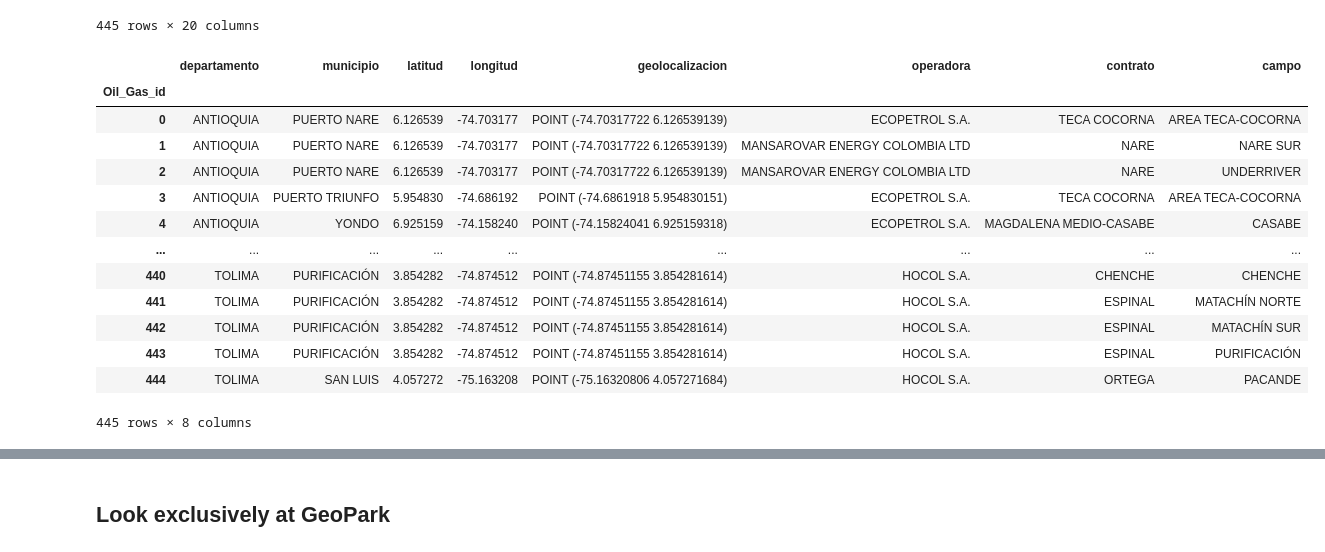
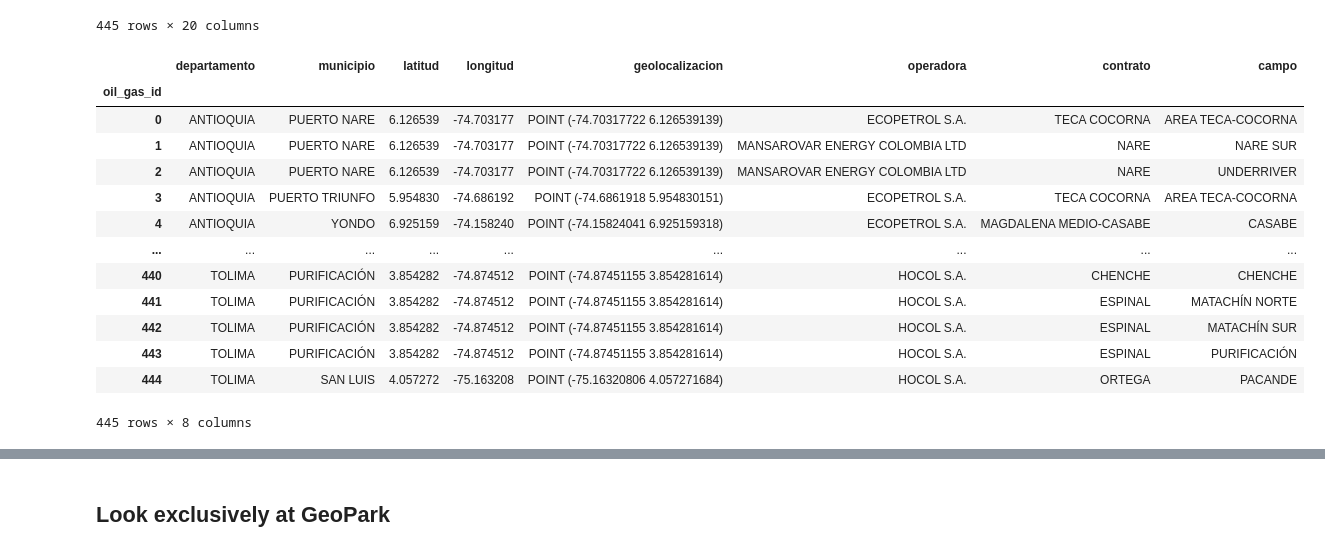
Before and after one commit to AGomezPrada/02-geopark-pandas-dataframes, a Jupyter notebook: notebooks/02-geopark-pandas-empty.ipynb, the cells around one changed output, grey strips where cells are left out. Drawn from its saved outputs; the diff is of its cells as text; code cells hidden in the pictures.

```diff
--- a/notebooks/02-geopark-pandas-empty.ipynb
+++ b/notebooks/02-geopark-pandas-empty.ipynb
@@ -240,8 +240,8 @@ This is another good example for doing pivots in pandas.
 oil_prod_2020_url = ("https://www.datos.gov.co/resource/6v67-9pip.csv")
 
 # open data with pandas
-OP2020_df = pd.read_csv(oil_prod_2020_url)
-OP2020_df
+op20_df = pd.read_csv(oil_prod_2020_url)
+op20_df
 # %% [output]
 |  | departamento | municipio | latitud | longitud | geolocalizacion | operadora | contrato | campo | enero | ... |
 | 0 | ANTIOQUIA | PUERTO NARE | 6.126539 | -74.703177 | POINT (-74.70317722 6.126539139) | ECOPETROL S.A. | TECA COCORNA | AREA TECA-COCORNA | 1765.84 | ... |
@@ -258,15 +258,15 @@ OP2020_df
 445 rows × 20 columns
 # %%
 # Renaming the index column using .index.rename()
-OP2020_df.index = OP2020_df.index.rename('Oil_Gas_id')
-OP2020_df
+op20_df.index = op20_df.index.rename('oil_gas_id')
+op20_df
 
 # Selecting data up through a specified column 'campo' using .loc
-OP2020_df_campo = OP2020_df.loc[:, :'campo']
-OP2020_df_campo
+op20_df_campo = op20_df.loc[:, :'campo']
+op20_df_campo
 # %% [output]
 |  | departamento | municipio | latitud | longitud | geolocalizacion | operadora | contrato | campo |
-| Oil_Gas_id |  |  |  |  |  |  |  |  |
+| oil_gas_id |  |  |  |  |  |  |  |  |
 | 0 | ANTIOQUIA | PUERTO NARE | 6.126539 | -74.703177 | POINT (-74.70317722 6.126539139) | ECOPETROL S.A. | TECA COCORNA | AREA TECA-COCORNA |
 | 1 | ANTIOQUIA | PUERTO NARE | 6.126539 | -74.703177 | POINT (-74.70317722 6.126539139) | MANSAROVAR ENERGY COLOMBIA LTD | NARE | NARE SUR |
 | 2 | ANTIOQUIA | PUERTO NARE | 6.126539 | -74.703177 | POINT (-74.70317722 6.126539139) | MANSAROVAR ENERGY COLOMBIA LTD | NARE | UNDERRIVER |
```
Also changed, not shown: parts of 3 cells of this notebook.
